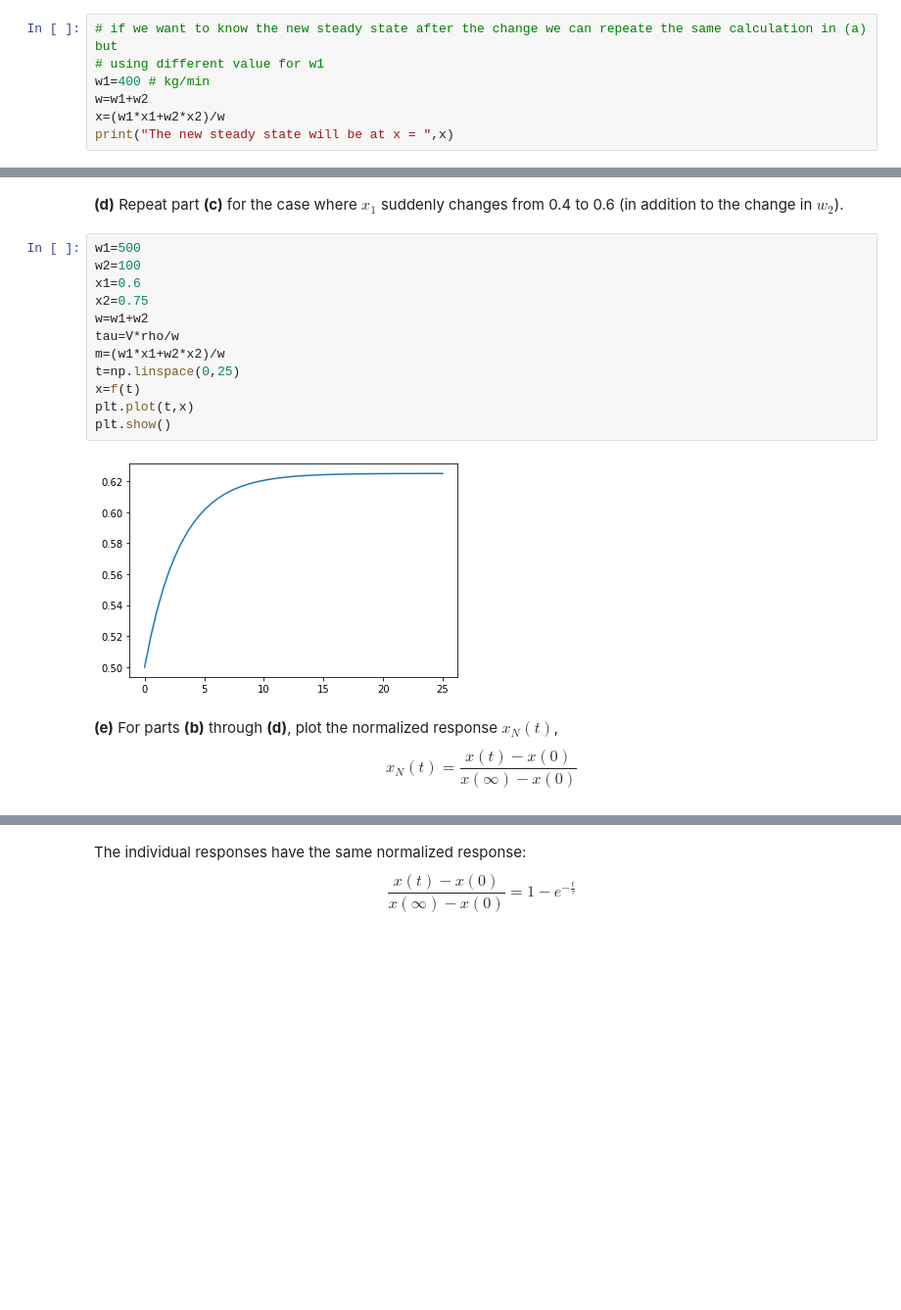
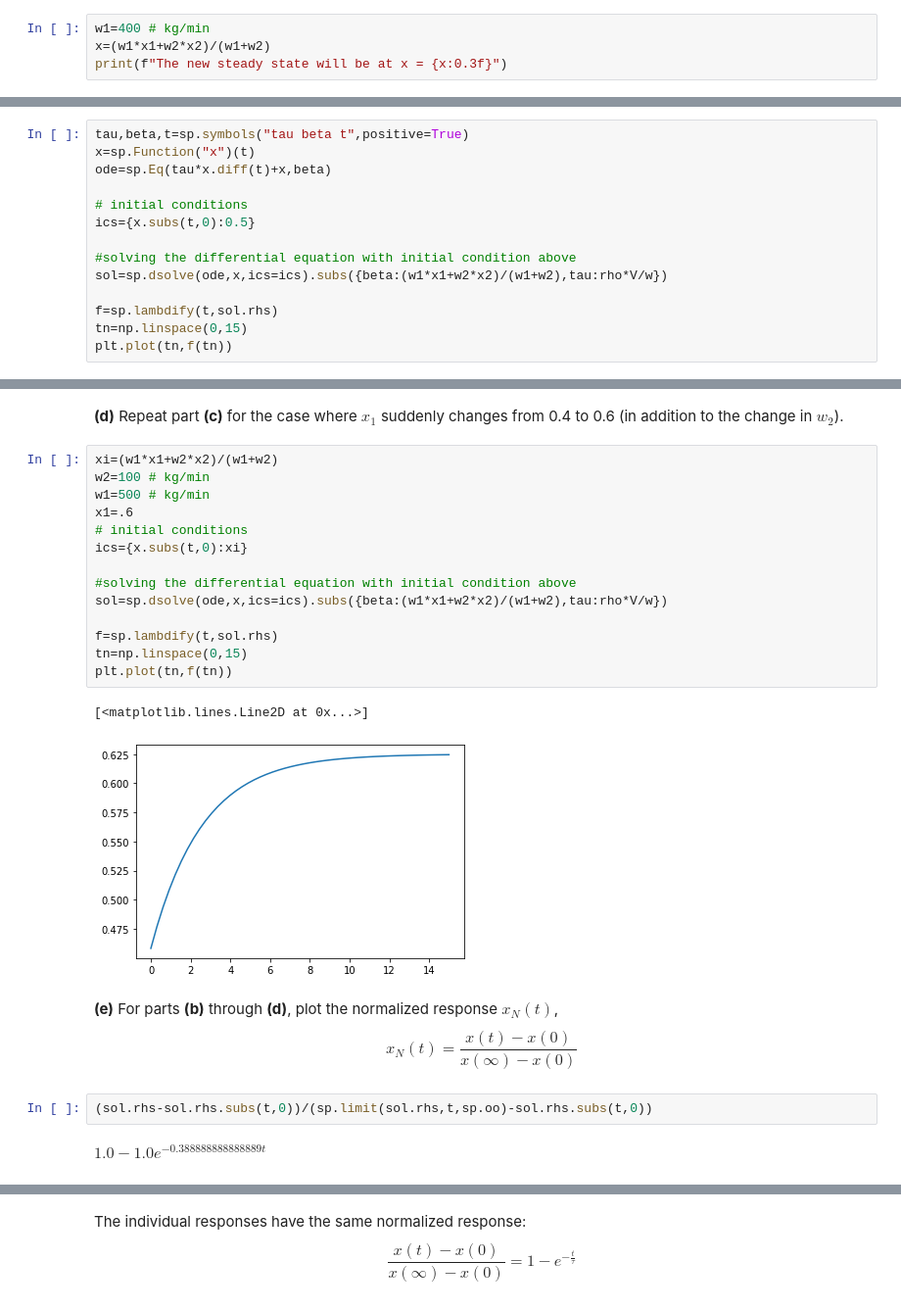
Before and after one commit to AhmadAlsaadi/ENCH421, a Jupyter notebook: chapter-2.ipynb, the cells around one changed output, grey strips where cells are left out. Shown at 98% size. Cells and saved outputs as stored; diff of their text form; blank space fills up the shorter version.

```diff
--- a/chapter-2.ipynb
+++ b/chapter-2.ipynb
@@ -30,8 +38,5 @@ x =  0.5
 # %%
-# if we want to know the new steady state after the change we can repeate the same calculation in (a) but
-# using different value for w1
 w1=400 # kg/min
-w=w1+w2
-x=(w1*x1+w2*x2)/w
-print("The new steady state will be at x = ",x)
+x=(w1*x1+w2*x2)/(w1+w2)
+print(f"The new steady state will be at x = {x:0.3f}")
 # %% [output]
@@ -118,0 +61,14 @@ plt.show()
+# %%
+tau,beta,t=sp.symbols("tau beta t",positive=True)
+x=sp.Function("x")(t)
+ode=sp.Eq(tau*x.diff(t)+x,beta)
+
+# initial conditions
+ics={x.subs(t,0):0.5}
+
+#solving the differential equation with initial condition above
+sol=sp.dsolve(ode,x,ics=ics).subs({beta:(w1*x1+w2*x2)/(w1+w2),tau:rho*V/w})
+
+f=sp.lambdify(t,sol.rhs)
+tn=np.linspace(0,15)
+plt.plot(tn,f(tn))
@@ -137,20 +98,27 @@ plt.show()
 **(d)** Repeat part **(c)** for the case where $x_1$ suddenly changes
 from 0.4 to 0.6 (in addition to the change in $w_2$).
 # %%
-w1=500
-w2=100
-x1=0.6
-x2=0.75
-w=w1+w2
-tau=V*rho/w
-m=(w1*x1+w2*x2)/w
-t=np.linspace(0,25)
-x=f(t)
-plt.plot(t,x)
-plt.show()
+xi=(w1*x1+w2*x2)/(w1+w2)
+w2=100 # kg/min
+w1=500 # kg/min
+x1=.6
+# initial conditions
+ics={x.subs(t,0):xi}
+
+#solving the differential equation with initial condition above
+sol=sp.dsolve(ode,x,ics=ics).subs({beta:(w1*x1+w2*x2)/(w1+w2),tau:rho*V/w})
+
+f=sp.lambdify(t,sol.rhs)
+tn=np.linspace(0,15)
+plt.plot(tn,f(tn))
 # %% [output]
+[<matplotlib.lines.Line2D at 0x...>]
-[figure, old version]
+[figure, new version]
 # %% [markdown]
 **(e)** For parts **(b)** through **(d)**, plot the normalized response $x_N(t)$,
 $$x_N(t) = \frac{x(t) − x(0)}{
 x(∞) − x(0)}$$
+# %%
+(sol.rhs-sol.rhs.subs(t,0))/(sp.limit(sol.rhs,t,sp.oo)-sol.rhs.subs(t,0))
+# %% [output]
+$\displaystyle 1.0 - 1.0 e^{- 0.388888888888889 t}$
```
Also changed, not shown: parts of 21 cells of this notebook, 2 other files.
